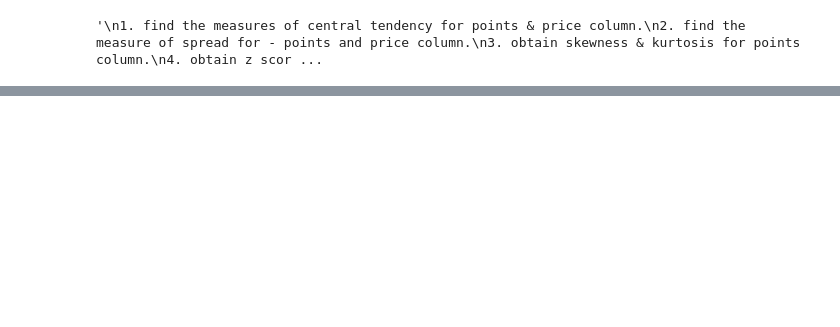
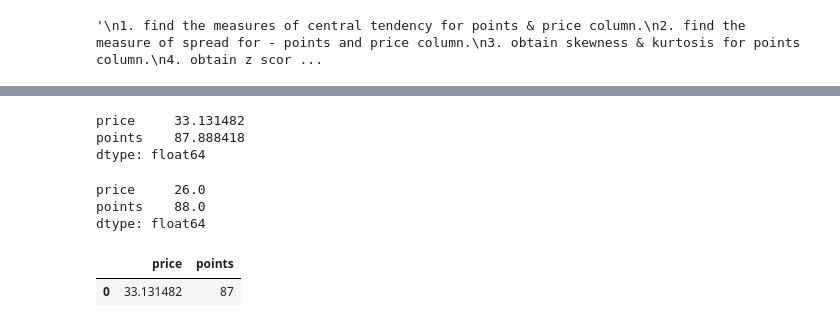
Before and after one commit to Rahulchauhan02/data_analysis, a Jupyter notebook: foundation of statistics/wine_dataset.ipynb, the cells around one changed output, grey strips where cells are left out. Cells and saved outputs as stored; diff of their text form; code cells hidden in the pictures; blank space fills up the shorter version.

```diff
--- a/foundation of statistics/wine_dataset.ipynb
+++ b/foundation of statistics/wine_dataset.ipynb
@@ -24,0 +71,20 @@ df.head()
+# %%
+# mean of price and poins column
+df[['price','points']].mean()
+# %% [output]
+price     33.131482
+points    87.888418
+dtype: float64
+# %%
+# median of price and poins column
+df[['price','points']].median()
+# %% [output]
+price     26.0
+points    88.0
+dtype: float64
+# %%
+# mode of price and poins column
+df[['price','points']].mode()
+# %% [output]
+|  | price | points |
+| 0 | 33.131482 | 87 |
```
Also changed, not shown: parts of 14 cells of this notebook, 3 other files.
